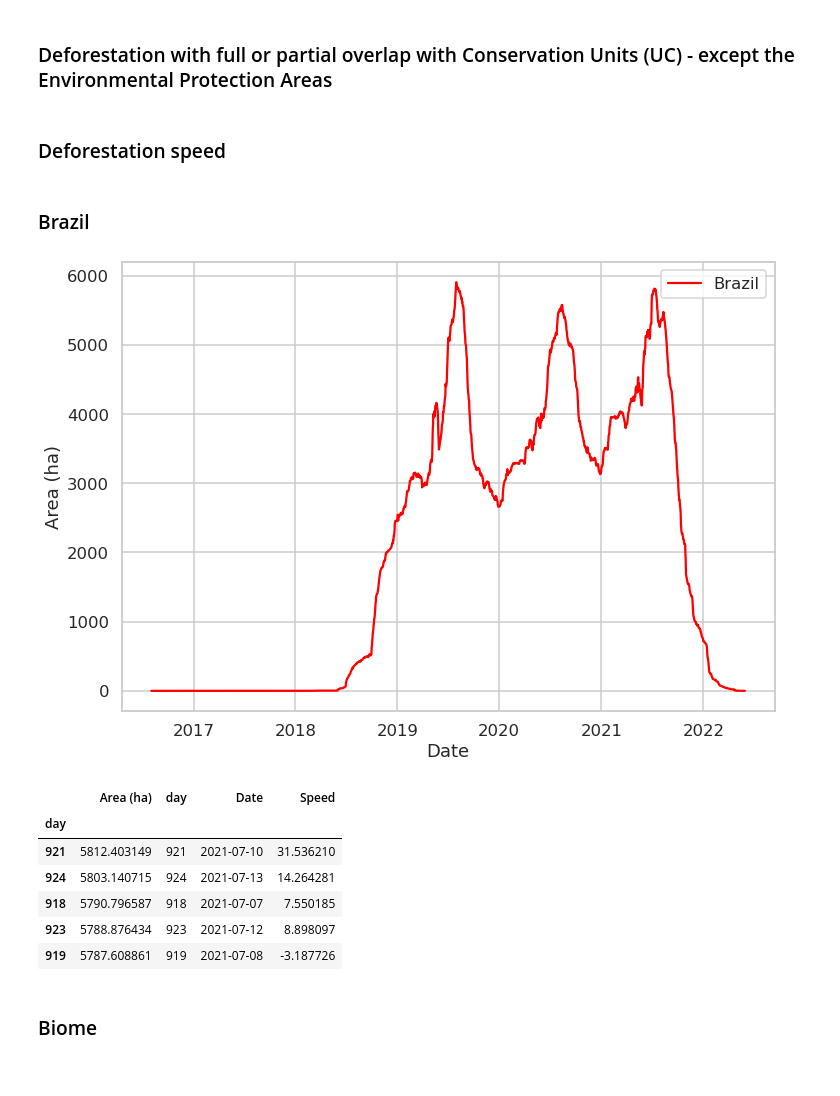
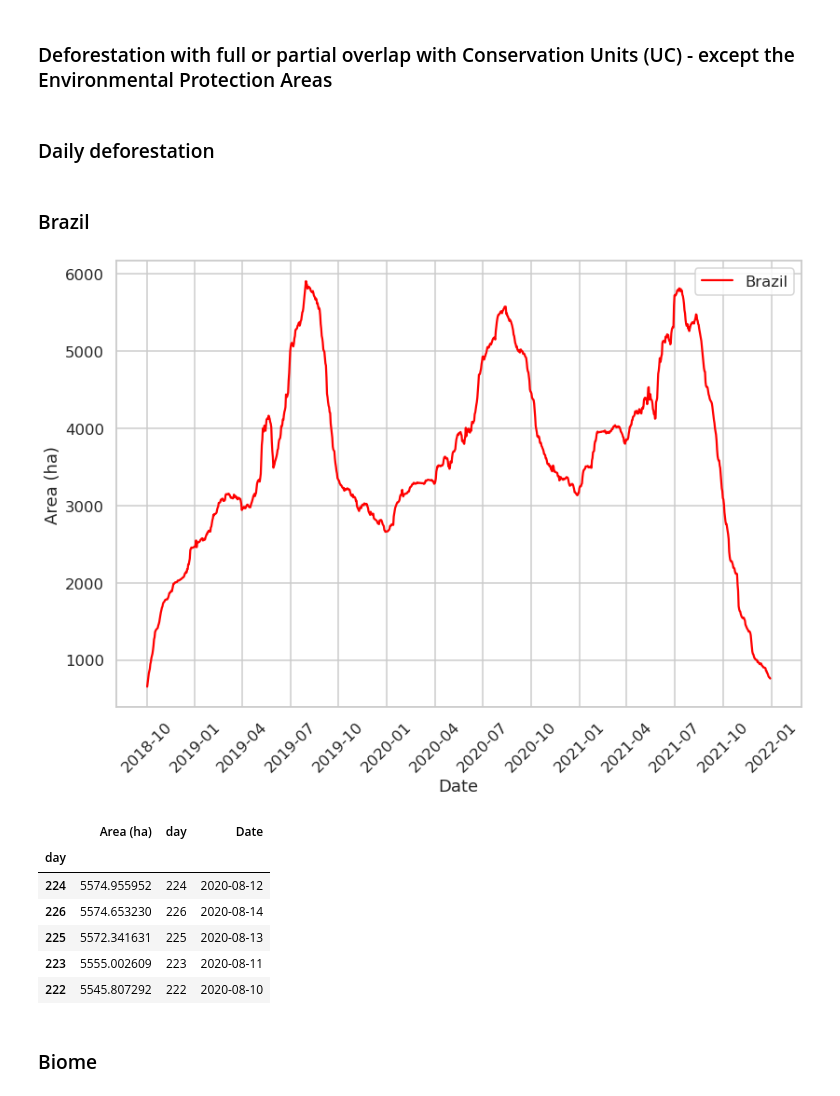
Before and after one commit to leandroleal/mapbiomas-alerta-analysis, a Jupyter notebook: validated_alerts_2021.ipynb, the cells around one changed output. Cells and saved outputs as stored; diff of their text form; code cells hidden in the pictures.

```diff
--- a/validated_alerts_2021.ipynb
+++ b/validated_alerts_2021.ipynb
@@ -283,7 +287,7 @@ df_pivot
 #df_pivot = pd.pivot_table(df, values='Area (ha)', index=['Biome', 'Detection year'], fill_value='0', aggfunc= 'max').astype(int).reset_index()
 #df_pivot
 # %% [markdown]
-### Deforestation speed
+### Daily deforestation
 # %%
 
 validated['before_date'] = pd.to_datetime(validated['before_date'], format='%Y-%m-%d')
@@ -314,24 +318,32 @@ def deforestation_speed(validated, base_date='2019-01-01'):
 ### Brazil
 # %%
 df_speed_br = deforestation_speed(validated)
+# %%
+df_speed_br_19_21 = df_speed_br[(df_speed_br['Date']>datetime.datetime(2018,10,1)) & (df_speed_br['Date']<datetime.datetime(2021,12,31))]
 # %%
+from matplotlib.dates import DateFormatter, MonthLocator
+
 fig, ax = plt.subplots()
 sns.set(rc={'figure.figsize':(11.7,8.27)}, font_scale=2)
 sns.set_context("talk")
 sns.set_style("whitegrid")
-g = sns.lineplot(x='Date', y='Area (ha)', data=df_speed_br, label='Brazil', marker='', linestyle='-', color='red')
+ax.xaxis.set_major_formatter(DateFormatter("%Y-%m"))
+ax.xaxis.set_major_locator(MonthLocator(interval=3))
+plt.xticks(rotation=45)
+plt.tight_layout()
+g = sns.lineplot(x='Date', y='Area (ha)', data=df_speed_br_19_21, label='Brazil', marker='', linestyle='-', color='red')
 # %% [output]
-[figure, old version]
+[figure, new version]
 # %%
-df_speed_br[df_speed_br['Date'].dt.year == 2021].sort_values('Area (ha)',ascending=False).iloc[0:5]
+df_speed_br[df_speed_br['Date'].dt.year == 2020].sort_values('Area (ha)',ascending=False).iloc[0:5]
 # %% [output]
-|  | Area (ha) | day | Date | Speed |
-| day |  |  |  |  |
-| 921 | 5812.403149 | 921 | 2021-07-10 | 31.536210 |
-| 924 | 5803.140715 | 924 | 2021-07-13 | 14.264281 |
-| 918 | 5790.796587 | 918 | 2021-07-07 | 7.550185 |
-| 923 | 5788.876434 | 923 | 2021-07-12 | 8.898097 |
-| 919 | 5787.608861 | 919 | 2021-07-08 | -3.187726 |
+|  | Area (ha) | day | Date |
+| day |  |  |  |
+| 224 | 5574.955952 | 224 | 2020-08-12 |
+| 226 | 5574.653230 | 226 | 2020-08-14 |
+| 225 | 5572.341631 | 225 | 2020-08-13 |
+| 223 | 5555.002609 | 223 | 2020-08-11 |
+| 222 | 5545.807292 | 222 | 2020-08-10 |
 # %% [markdown]
 ### Biome
 # %%
```
Also changed, not shown: parts of 5 cells of this notebook.
